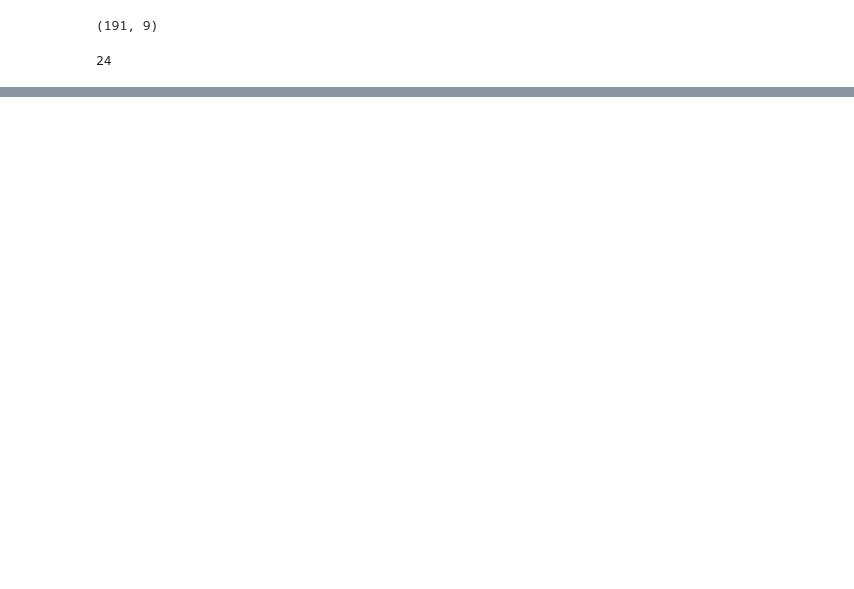
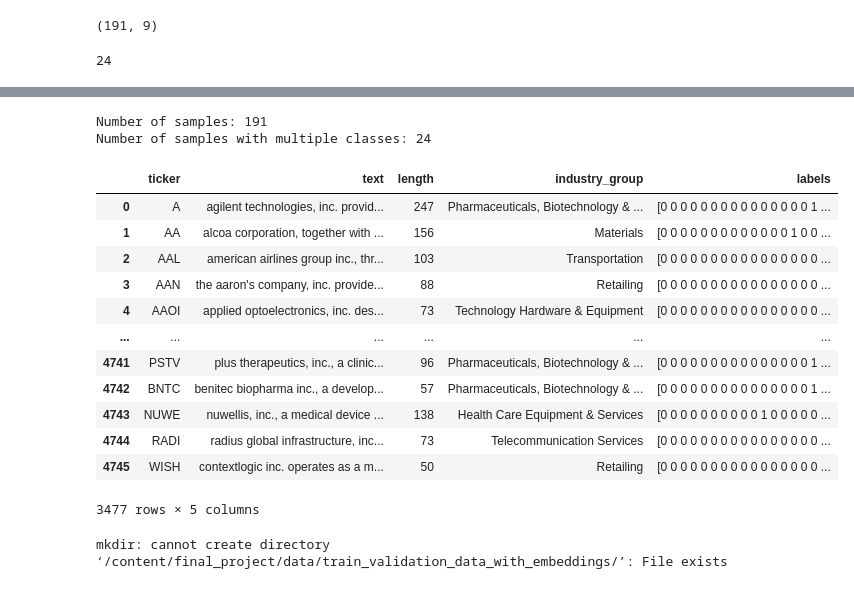
Before and after one commit to ece1786-2022/DeCo, a Jupyter notebook: data/data_prep.ipynb, the cells around one changed output, grey strips where cells are left out. Saved outputs shown, nothing was run; the diff lists cells and outputs as text; code cells hidden in the pictures; blank space fills up the shorter version.

Commit message:
Split the sinlge csv into mulitple parquets using the data_prep notebook

```diff
--- a/data/data_prep.ipynb
+++ b/data/data_prep.ipynb
@@ -89,0 +124,36 @@ data
+# %%
+print(f"Number of samples: {data.shape[0]}")
+print(f"Number of samples with multiple classes: \
+{len([sum([int(cls) for cls in row]) for row in data.labels if sum([int(cls) for cls in row]) > 1 ])}")
+# %% [output]
+Number of samples: 191
+Number of samples with multiple classes: 24
+# %%
+import pandas as pd
+data = pd.read_csv("train_validation_data.csv")
+data = data[data.text != "none"]
+data
+# %% [output]
+|  | ticker | text | length | industry_group | labels |
+| 0 | A | agilent technologies, inc. provid... | 247 | Pharmaceuticals, Biotechnology & ... | [0 0 0 0 0 0 0 0 0 0 0 0 0 0 0 1 ... |
+| 1 | AA | alcoa corporation, together with ... | 156 | Materials | [0 0 0 0 0 0 0 0 0 0 0 0 0 1 0 0 ... |
+| 2 | AAL | american airlines group inc., thr... | 103 | Transportation | [0 0 0 0 0 0 0 0 0 0 0 0 0 0 0 0 ... |
+| 3 | AAN | the aaron's company, inc. provide... | 88 | Retailing | [0 0 0 0 0 0 0 0 0 0 0 0 0 0 0 0 ... |
+| 4 | AAOI | applied optoelectronics, inc. des... | 73 | Technology Hardware & Equipment | [0 0 0 0 0 0 0 0 0 0 0 0 0 0 0 0 ... |
+| ... | ... | ... | ... | ... | ... |
+| 4741 | PSTV | plus therapeutics, inc., a clinic... | 96 | Pharmaceuticals, Biotechnology & ... | [0 0 0 0 0 0 0 0 0 0 0 0 0 0 0 1 ... |
+| 4742 | BNTC | benitec biopharma inc., a develop... | 57 | Pharmaceuticals, Biotechnology & ... | [0 0 0 0 0 0 0 0 0 0 0 0 0 0 0 1 ... |
+| 4743 | NUWE | nuwellis, inc., a medical device ... | 138 | Health Care Equipment & Services | [0 0 0 0 0 0 0 0 0 0 1 0 0 0 0 0 ... |
+| 4744 | RADI | radius global infrastructure, inc... | 73 | Telecommunication Services | [0 0 0 0 0 0 0 0 0 0 0 0 0 0 0 0 ... |
+| 4745 | WISH | contextlogic inc. operates as a m... | 50 | Retailing | [0 0 0 0 0 0 0 0 0 0 0 0 0 0 0 0 ... |
+3477 rows × 5 columns
+# %%
+import pandas as pd
+data = pd.read_csv("/content/final_project/data/train_validation_data_with_embeddings.csv")
+# Split every k=1000 records
+k=1000
+!mkdir /content/final_project/data/train_validation_data_with_embeddings/
+for i in range(0, data.shape[0], k):
+  data[i:i+k].to_parquet(f"/content/final_project/data/train_validation_data_with_embeddings/file.part{int(i/k)}.parquet", index=False)
+# %% [output]
+mkdir: cannot create directory ‘/content/final_project/data/train_validation_data_with_embeddings/’: File exists
```
Also changed, not shown: parts of 5 cells of this notebook, 4 other files.
